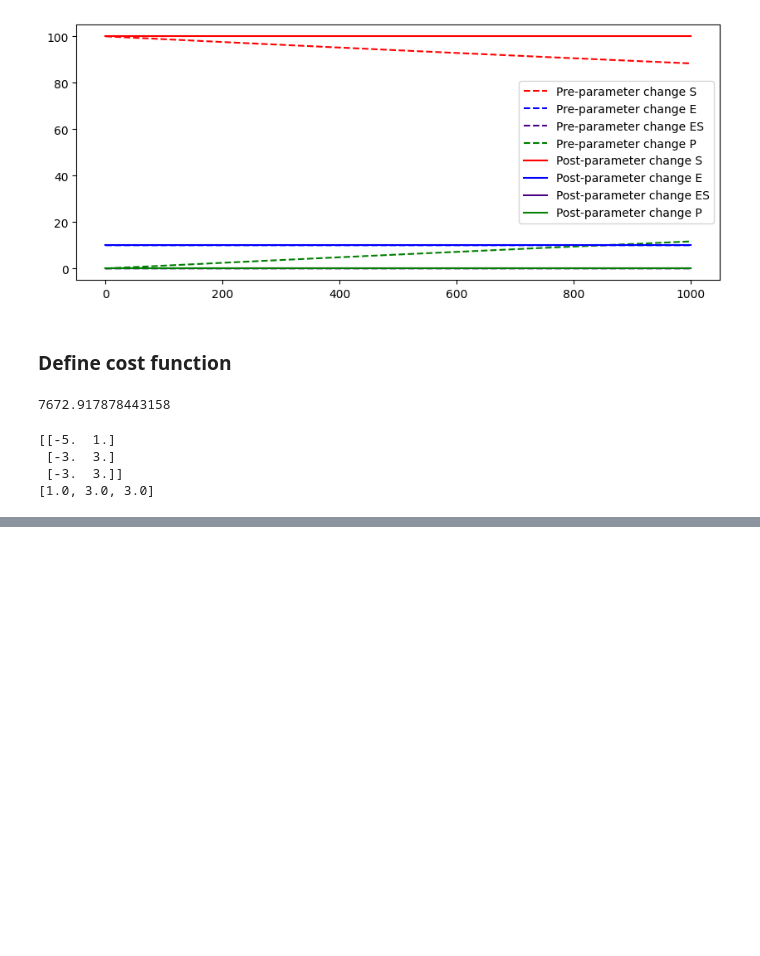
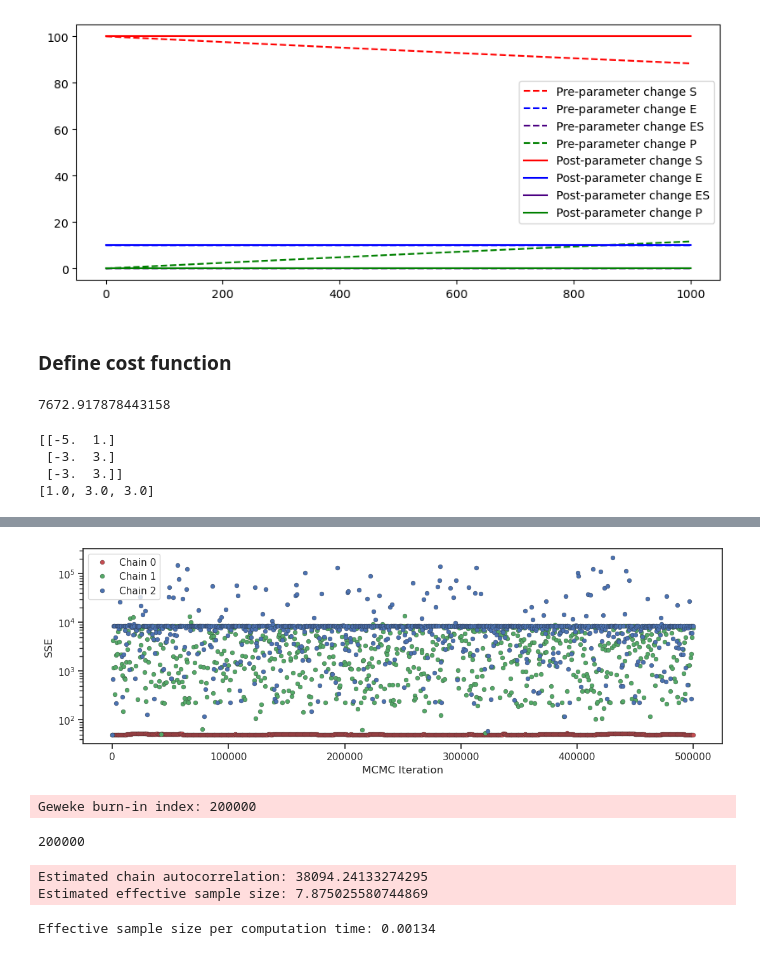
Before and after one commit to LarkinIt/ModelCalibrationExamples, a Jupyter notebook: Michaelis-Menten/mm_example.ipynb, the cells around one changed output, grey strips where cells are left out. Saved outputs shown, nothing was run; the diff lists cells and outputs as text; code cells hidden in the pictures; blank space fills up the shorter version.

```diff
--- a/Michaelis-Menten/mm_example.ipynb
+++ b/Michaelis-Menten/mm_example.ipynb
@@ -203,0 +220,30 @@ store.write_result(bnd_result, 'mm_test.hdf5', overwrite=True, optimize=False, p
+# %%
+post = result.sample_result['trace_neglogpost']
+
+STEP = 500
+plt.figure(figsize=(13,4));
+colors = ['r', 'g', 'b']
+
+# iterate through each chain
+for i, c, cur_post in zip(np.arange(post.shape[0]), colors, post):
+    plt.plot(np.arange(1,len(cur_post)+1)[::STEP], cur_post[::STEP], 'o', markersize=5, color=c, markeredgecolor='k', markeredgewidth=0.2, label="Chain %d"%i)
+plt.legend(); plt.yscale('log');
+plt.ylabel('SSE'); plt.xlabel('MCMC Iteration');
+# %% [output]
+[figure, added]
+# %%
+sample.geweke_test(result=result)
+# %% [output]
+Geweke burn-in index: 200000
+200000
+# %%
+time = result.sample_result.time
+sample.effective_sample_size(result=result)
+ess = result.sample_result.effective_sample_size
+print(
+    f"Effective sample size per computation time: {round(ess/time,5)}"
+)
+# %% [output]
+Estimated chain autocorrelation: 38094.24133274295
+Estimated effective sample size: 7.875025580744869
+Effective sample size per computation time: 0.00134
```
Also changed, not shown: parts of 14 cells of this notebook.
